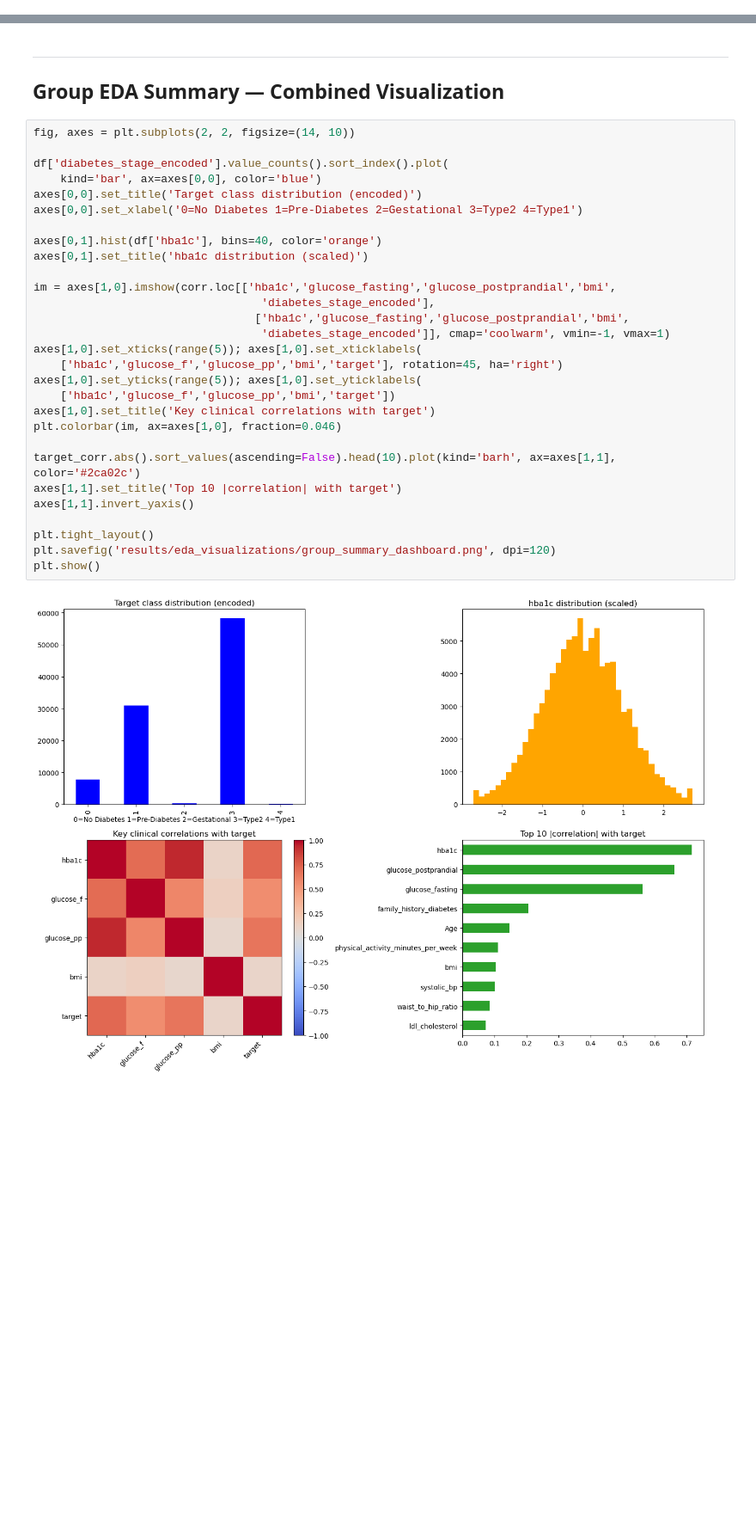
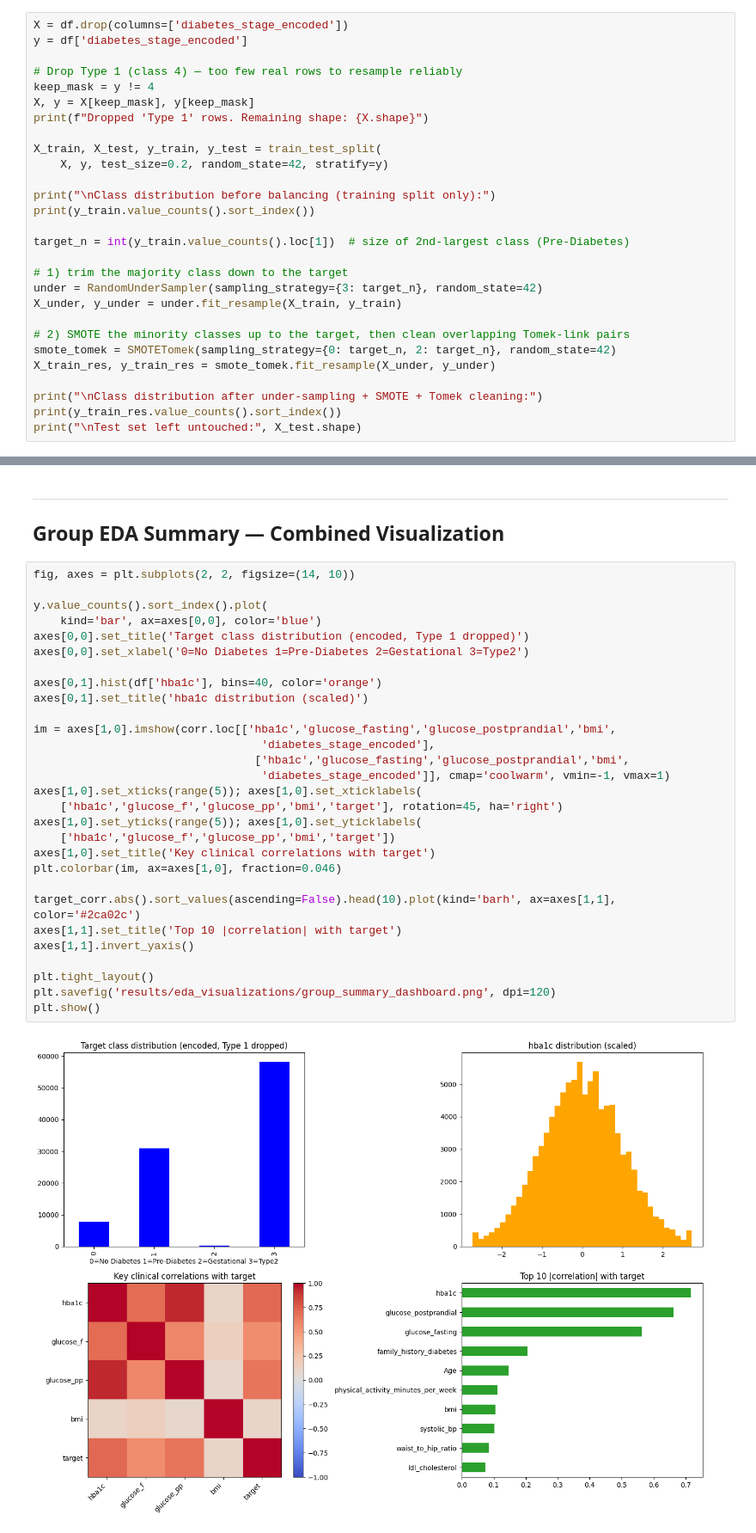
Before and after one commit to FaijAhamed-ML/Diabetics-prediction-supervised-machine-learning-project, a Jupyter notebook: 2026-Y2-S1-MLB-WEB2G1-02/2026-Y2-S1-MLB-WEB2G1-02_pipeline.ipynb, the cells around one changed output, grey strips where cells are left out. Shown at 86% size. Drawn from its saved outputs; the diff is of its cells as text; blank space fills up the shorter version.

```diff
--- a/2026-Y2-S1-MLB-WEB2G1-02/2026-Y2-S1-MLB-WEB2G1-02_pipeline.ipynb
+++ b/2026-Y2-S1-MLB-WEB2G1-02/2026-Y2-S1-MLB-WEB2G1-02_pipeline.ipynb
@@ -171,0 +157,28 @@ Saved optional PCA-reduced dataset: (97297, 14)
+# %%
+X = df.drop(columns=['diabetes_stage_encoded'])
+y = df['diabetes_stage_encoded']
+
+# Drop Type 1 (class 4) — too few real rows to resample reliably
+keep_mask = y != 4
+X, y = X[keep_mask], y[keep_mask]
+print(f"Dropped 'Type 1' rows. Remaining shape: {X.shape}")
+
+X_train, X_test, y_train, y_test = train_test_split(
+    X, y, test_size=0.2, random_state=42, stratify=y)
+
+print("\nClass distribution before balancing (training split only):")
+print(y_train.value_counts().sort_index())
+
+target_n = int(y_train.value_counts().loc[1])  # size of 2nd-largest class (Pre-Diabetes)
+
+# 1) trim the majority class down to the target
+under = RandomUnderSampler(sampling_strategy={3: target_n}, random_state=42)
+X_under, y_under = under.fit_resample(X_train, y_train)
+
+# 2) SMOTE the minority classes up to the target, then clean overlapping Tomek-link pairs
+smote_tomek = SMOTETomek(sampling_strategy={0: target_n, 2: target_n}, random_state=42)
+X_train_res, y_train_res = smote_tomek.fit_resample(X_under, y_under)
+
+print("\nClass distribution after under-sampling + SMOTE + Tomek cleaning:")
+print(y_train_res.value_counts().sort_index())
+print("\nTest set left untouched:", X_test.shape)
@@ -175,31 +208,31 @@ Saved optional PCA-reduced dataset: (97297, 14)
 # %%
 fig, axes = plt.subplots(2, 2, figsize=(14, 10))
 
-df['diabetes_stage_encoded'].value_counts().sort_index().plot(
+y.value_counts().sort_index().plot(
     kind='bar', ax=axes[0,0], color='blue')
-axes[0,0].set_title('Target class distribution (encoded)')
-axes[0,0].set_xlabel('0=No Diabetes 1=Pre-Diabetes 2=Gestational 3=Type2 4=Type1')
+axes[0,0].set_title('Target class distribution (encoded, Type 1 dropped)')
+axes[0,0].set_xlabel('0=No Diabetes 1=Pre-Diabetes 2=Gestational 3=Type2')
 
 axes[0,1].hist(df['hba1c'], bins=40, color='orange')
 axes[0,1].set_title('hba1c distribution (scaled)')
 
 im = axes[1,0].imshow(corr.loc[['hba1c','glucose_fasting','glucose_postprandial','bmi',
                                   'diabetes_stage_encoded'],
                                  ['hba1c','glucose_fasting','glucose_postprandial','bmi',
                                   'diabetes_stage_encoded']], cmap='coolwarm', vmin=-1, vmax=1)
 axes[1,0].set_xticks(range(5)); axes[1,0].set_xticklabels(
     ['hba1c','glucose_f','glucose_pp','bmi','target'], rotation=45, ha='right')
 axes[1,0].set_yticks(range(5)); axes[1,0].set_yticklabels(
     ['hba1c','glucose_f','glucose_pp','bmi','target'])
 axes[1,0].set_title('Key clinical correlations with target')
 plt.colorbar(im, ax=axes[1,0], fraction=0.046)
 
 target_corr.abs().sort_values(ascending=False).head(10).plot(kind='barh', ax=axes[1,1], color='#2ca02c')
 axes[1,1].set_title('Top 10 |correlation| with target')
 axes[1,1].invert_yaxis()
 
 plt.tight_layout()
 plt.savefig('results/eda_visualizations/group_summary_dashboard.png', dpi=120)
 plt.show()
 # %% [output]
-[figure, old version]
+[figure, new version]
```
Also changed, not shown: parts of 17 cells of this notebook, 1 other file.
